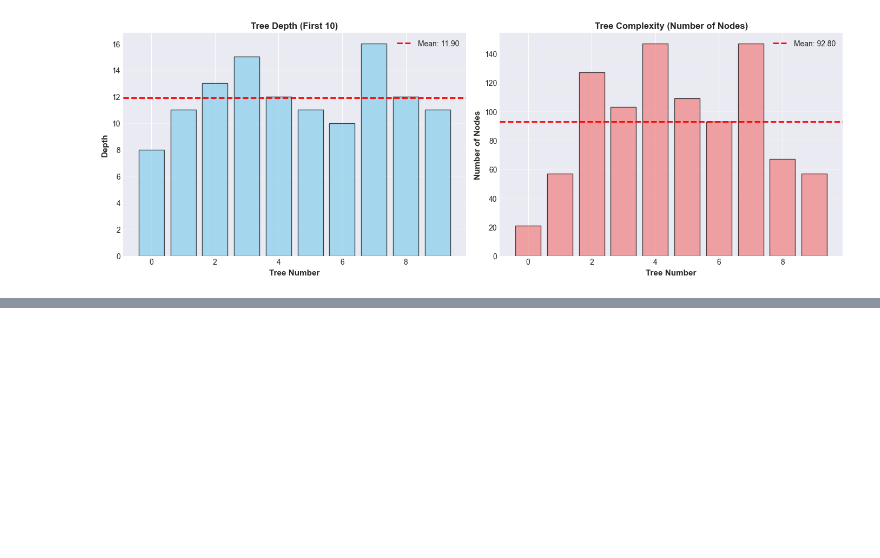
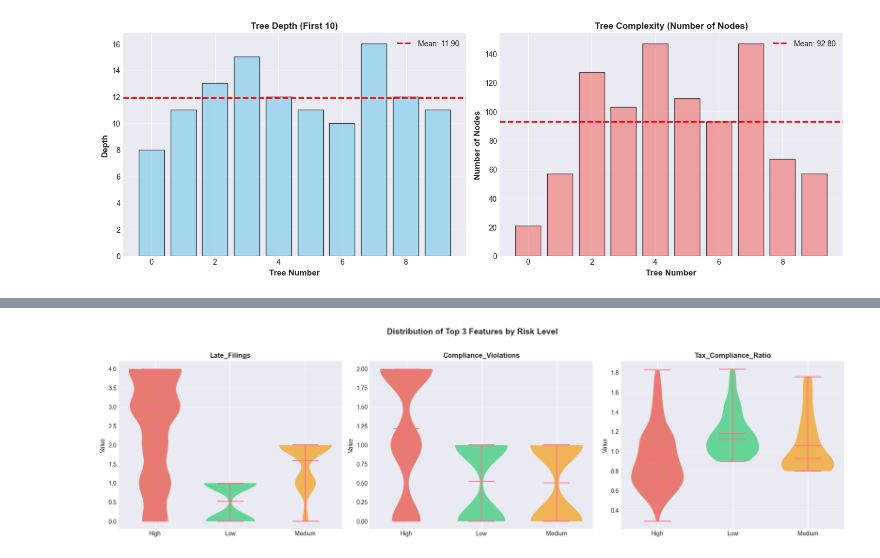
Before and after one commit to GabrielSultan/MachineLearningProject, a Jupyter notebook: Gabriel_Adithya_MLproject.ipynb, the cells around one changed output, grey strips where cells are left out. Cells and saved outputs as stored; diff of their text form; code cells hidden in the pictures; blank space fills up the shorter version.

```diff
--- a/Gabriel_Adithya_MLproject.ipynb
+++ b/Gabriel_Adithya_MLproject.ipynb
@@ -1644,0 +1741,91 @@ Max number of nodes: 147
+# %%
+print("\n"+"="*70)
+print("feature separability analysis")
+print("="*70)
+
+# Analyze the top 3 features by risk level
+top_3_feature_names= top_3_features['Feature'].values
+
+# create a mapping for risk_label_encoded back to original labels
+risk_label_map={0: 'High',1: 'Low',2: 'Medium'}
+
+# calculate statistics for each feature by risk level
+print("\nkey feature statistics by risk level:")
+print("-"*70)
+
+for feature in top_3_feature_names:
+    print(f"\n{feature}:")
+    print(f"{'Risk Level':<12} {'Mean':<12} {'Median':<12} {'Std':<12} {'Min':<12} {'Max':<12}")
+    print("-"*70)
+
+    for risk_encoded,risk_label in risk_label_map.items():
+        data_subset=df[df['Risk_Label_encoded']==risk_encoded][feature]
+        mean_val=data_subset.mean()
+        median_val = data_subset.median()
+        std_val= data_subset.std()
+        min_val =data_subset.min()
+        max_val=data_subset.max()
+
+        print(f"{risk_label:<12} {mean_val:<12.2f} {median_val:<12.2f} {std_val:<12.2f} {min_val:<12.2f} {max_val:<12.2f}")
+
+#visualize distribution of top features
+fig,axes = plt.subplots(1,3,figsize=(18,5))
+
+for idx, feature in enumerate(top_3_feature_names):
+    ax=axes[idx]
+
+    # Create violin plots for each risk level
+    data_to_plot = [df[df['Risk_Label_encoded']==risk][feature].values
+                    for risk in [0,1,2]]  # high, low, medium
+
+    parts= ax.violinplot(data_to_plot, positions=[0,1,2],
+                          showmeans=True,showmedians=True,widths=0.7)
+
+    #color the violins
+    colors_violin=['#e74c3c', '#2ecc71','#f39c12']  # red (high), green (low), orange (medium)
+    for pc,color in zip(parts['bodies'], colors_violin):
+        pc.set_facecolor(color)
+        pc.set_alpha(0.7)
+
+    ax.set_xticks([0, 1,2])
+    ax.set_xticklabels(['High','Low', 'Medium'])
+    ax.set_title(f'{feature}',fontsize=12,fontweight='bold')
+    ax.set_ylabel('Value', fontsize=10)
+    ax.grid(axis='y',alpha=0.3)
+
+plt.suptitle('Distribution of Top 3 Features by Risk Level',
+             fontsize=14,fontweight='bold', y=1.02)
+plt.tight_layout()
+plt.show()
+
+#calculate overlap between distributions
+print("\ndistribution overlap analysis:")
+print("-"*70)
+for feature in top_3_feature_names:
+    high_risk=df[df['Risk_Label']=='High'][feature]
+    low_risk= df[df['Risk_Label']=='Low'][feature]
+
+    #calculate percentage of overlap
+    high_min,high_max=high_risk.min(),high_risk.max()
+    low_min, low_max =low_risk.min(), low_risk.max()
+
+    overlap_min = max(high_min,low_min)
+    overlap_max=min(high_max, low_max)
+
+    if overlap_max>overlap_min:
+        overlap_pct=((overlap_max - overlap_min)/(max(high_max,low_max) - min(high_min, low_min)))*100
+    else:
+        overlap_pct= 0
+
+    print(f"\n{feature}:")
+    print(f"   high Risk range: [{high_min:.2f},{high_max:.2f}]")
+    print(f"   low Risk range:  [{low_min:.2f}, {low_max:.2f}]")
+    print(f"   overlap: {overlap_pct:.2f}%")
+
+    if overlap_pct<30:
+        print(f"   excellent separability - classes are well separated")
+    elif overlap_pct<60:
+        print(f"   moderate separability - some overlap exists")
+    else:
+        print(f"   poor separability - significant overlap")
+# %% [output]
@@ -1644,0 +1849 @@ Max number of nodes: 147
+[figure, added]
```
Also changed, not shown: parts of 48 cells of this notebook.
